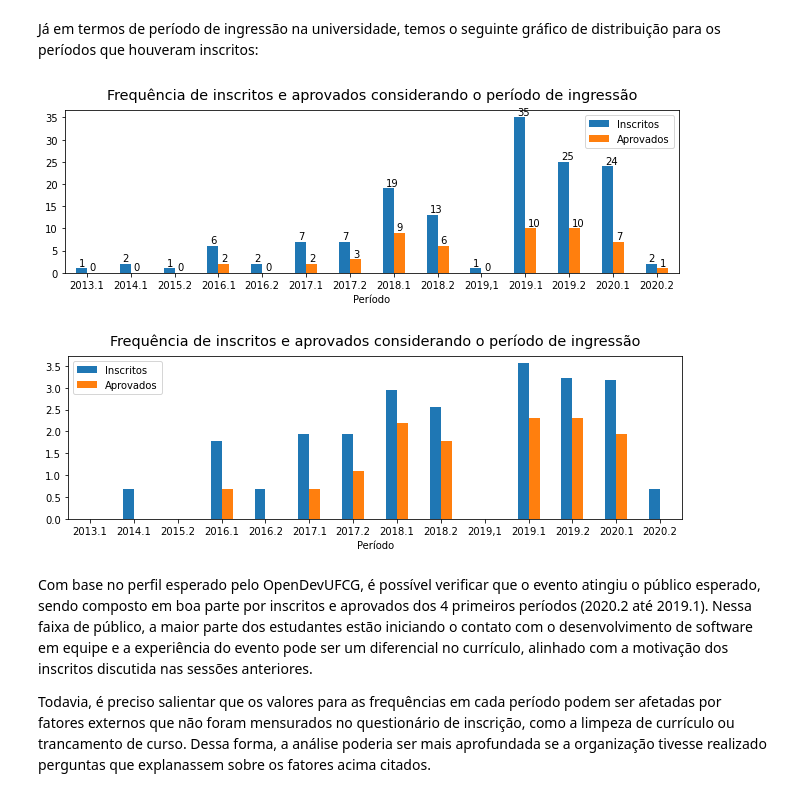
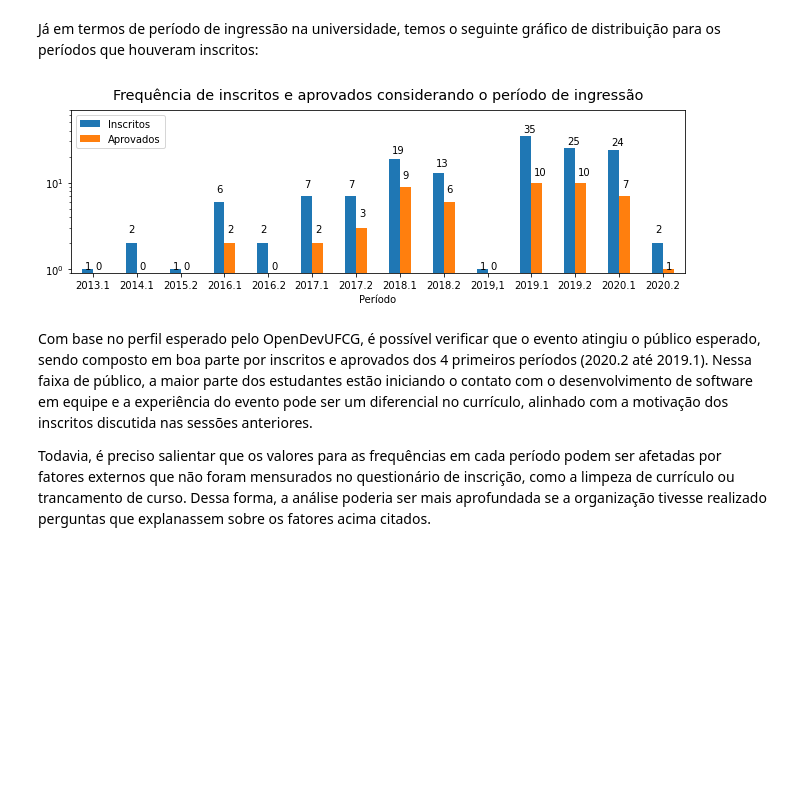
Before and after one commit to JuanBarros2/tcc_andromedev, a Jupyter notebook: TCC.ipynb, the cells around one changed output. Drawn from its saved outputs; the diff is of its cells as text; code cells hidden in the pictures; blank space fills up the shorter version.

```diff
--- a/TCC.ipynb
+++ b/TCC.ipynb
@@ -49,19 +49,20 @@ aspects = ["Brindes", "Certificação de horas\ncomplementares", \
            "Melhorar o meu currículo", "No futuro, integrar\no time do OpenDevUFCG", \
            "No futuro, ter mais\noportunidades em laboratórios", \
            "No futuro, ter prioridade\n em eventos do OpenDevUFCG"]
-fig, ax = plt.subplots(2,3, figsize=(12,7))
+fig, ax = plt.subplots(3,2, figsize=(7,8))
 labels =['Sou indiferente','Considero desejável','Considero essencial']
 for col in range(0, len(categorical_features)):
-    ax_atual = ax[int(col/3)][col % 3]
-    interessados[categorical_features[col]]\
-      .value_counts(sort=False)\
-      .plot(kind="bar", ax=ax_atual)\
+    ax_atual = ax[int(col/2)][col % 2]
+    mapping = {label: i for i, label in enumerate(labels)}
+    aux = interessados[categorical_features[col]].map(mapping)\
+      .value_counts(sort=False)
+    aux.plot(kind="bar", ax=ax_atual, ylim=(0, 80))\
       .set_title(aspects[col], fontsize="medium")
     ax_atual\
       .set_xticklabels([textwrap.fill(label, 17) for label in labels], rotation=0)
     for i in ax_atual.patches:
       ax_atual.text(i.get_x() +(i.get_width()/2) - .06, i.get_height()+.6, s=i.get_height() , fontsize=10)
 fig.tight_layout()
-fig.suptitle('Quão desejável é cada um dos pontos abaixo\npara incentivar a sua participação no evento?', y=1.1, fontsize="xx-large")
+fig.suptitle('Quão desejável é cada um dos pontos abaixo\npara incentivar a sua participação no evento?', y=1.05, fontsize="x-large")
 fig.show()
 # %% [output]
@@ -102,8 +103,8 @@ perfil_minoritario_aprendiz = perfil_minoritario.merge(aprendizes, on=['id_inscr
 d={'Inscritos': perfil_minoritario[groups].sum(),
    'Aprovados':  perfil_minoritario_aprendiz[groups].sum()}
 aux = pd.DataFrame(data=d)
-ax = aux.plot(kind='barh', figsize=(13,5))
-ax.set_title(textwrap.fill('Você se identifica com algum(ns) grupo(s) subrepresentado(s) na sociedade e/ou na área de tecnologia?', 60), y=1.1, fontsize="x-large")
+ax = aux.plot(kind='barh', figsize=(7,5))
+ax.set_title(textwrap.fill('Você se identifica com algum(ns) grupo(s) subrepresentado(s) na sociedade e/ou na área de tecnologia?', 60), y=1, fontsize="large")
 ax.set_yticklabels([textwrap.fill(label, 17) for label in groups])
 for i in ax.patches:
     ax.text(i.get_width()+.3, i.get_y()+.07, \
@@ -123,32 +124,25 @@ Já em termos de período de ingressão na universidade, temos o seguinte gráfi
 # %%
 #@title { display-mode: "form" }
 periodos = sorted(list(set(inscritos['periodo'])))
 perfil_curso_aprendiz = inscritos[['periodo', 'id_inscrito']].merge(aprendizes, on=['id_inscrito'], how="right")
 d={'Inscritos': inscritos[['periodo']].groupby('periodo').size().reset_index(name='inscritos')['inscritos'],
    'Aprovados' : perfil_curso_aprendiz[['periodo']].groupby('periodo').size().reset_index(name='aprendiz')['aprendiz']}
 aux = pd.DataFrame(data=d)
-ax = aux.plot(kind='bar', figsize=(11,3))
+ax = aux.plot(kind='bar', figsize=(11,3), ylim=(0.9,70))
 ax.set_title('Frequência de inscritos e aprovados considerando o período de ingressão', fontsize="x-large", y=1.03)
 ax.set_xticklabels(periodos, rotation=0)
+
+plt.yscale('log')
+ax.legend(ax.get_legend_handles_labels()[1], loc = 'upper left')
 for i in ax.patches:
-    ax.text(i.get_x() +(i.get_width()/2) - .06, i.get_height()+.6, s=i.get_height() , fontsize=10)
+    height = 0.9 if i.get_height() == 0 else i.get_height()
+    height = height + abs(np.log(height))
+
+    ax.text(i.get_x() +(i.get_width()/2) - .06, height, s=i.get_height() , fontsize=10)
 ax.set_xlabel('Período')
 fig.show()
-
-#@title { display-mode: "form" }
-periodos = sorted(list(set(inscritos['periodo'])))
-perfil_curso_aprendiz = inscritos[['periodo', 'id_inscrito']].merge(aprendizes, on=['id_inscrito'], how="right")
-d={'Inscritos': np.log(inscritos[['periodo']].groupby('periodo').size().reset_index(name='inscritos')['inscritos']),
-   'Aprovados' : np.log(perfil_curso_aprendiz[['periodo']].groupby('periodo').size().reset_index(name='aprendiz')['aprendiz'])}
-aux = pd.DataFrame(data=d)
-ax = aux.plot(kind='bar', figsize=(11,3))
-ax.set_title('Frequência de inscritos e aprovados considerando o período de ingressão', fontsize="x-large", y=1.03)
-ax.set_xticklabels(periodos, rotation=0)
-ax.set_xlabel('Período')
-fig.show()
 # %% [output]
-[figure, old version]
+[figure, new version]
-[figure, removed]
 # %% [markdown]
 Com base no perfil esperado pelo OpenDevUFCG, é possível verificar que o evento atingiu o público esperado, sendo composto em boa parte por inscritos e aprovados dos 4 primeiros períodos (2020.2 até 2019.1). Nessa faixa de público, a maior parte dos estudantes estão iniciando o contato com o desenvolvimento de software em equipe e a experiência do evento pode ser um diferencial no currículo, alinhado com a motivação dos inscritos discutida nas sessões anteriores.
 
```
Also changed, not shown: parts of 4 cells of this notebook.
